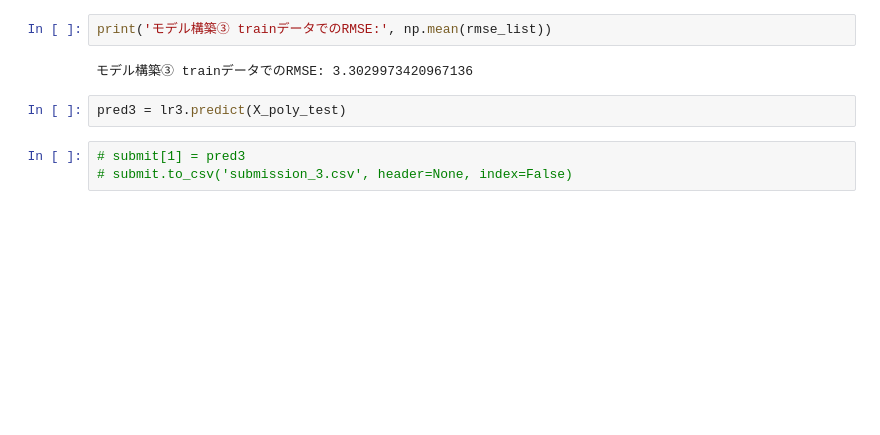
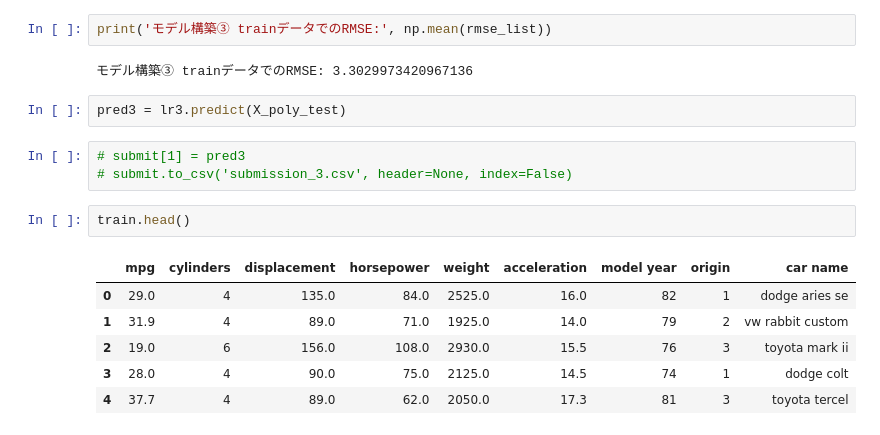
Before and after one commit to ykmra/competition_practice, a Jupyter notebook: car_mpg.ipynb, the cells around one changed output. Drawn from its saved outputs; the diff is of its cells as text; blank space fills up the shorter version.

```diff
--- a/car_mpg.ipynb
+++ b/car_mpg.ipynb
@@ -412,3 +425,12 @@ pred3 = lr3.predict(X_poly_test)
 # %%
 # submit[1] = pred3
 # submit.to_csv('submission_3.csv', header=None, index=False)
+# %%
+train.head()
+# %% [output]
+|  | mpg | cylinders | displacement | horsepower | weight | acceleration | model year | origin | car name |
+| 0 | 29.0 | 4 | 135.0 | 84.0 | 2525.0 | 16.0 | 82 | 1 | dodge aries se |
+| 1 | 31.9 | 4 | 89.0 | 71.0 | 1925.0 | 14.0 | 79 | 2 | vw rabbit custom |
+| 2 | 19.0 | 6 | 156.0 | 108.0 | 2930.0 | 15.5 | 76 | 3 | toyota mark ii |
+| 3 | 28.0 | 4 | 90.0 | 75.0 | 2125.0 | 14.5 | 74 | 1 | dodge colt |
+| 4 | 37.7 | 4 | 89.0 | 62.0 | 2050.0 | 17.3 | 81 | 3 | toyota tercel |
```
Also changed, not shown: parts of 30 cells of this notebook.
